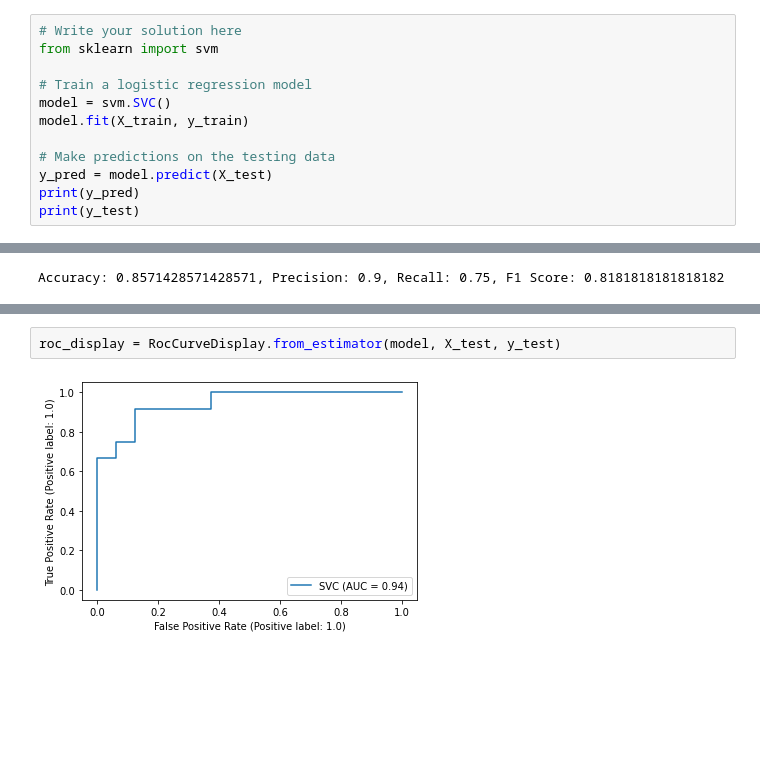
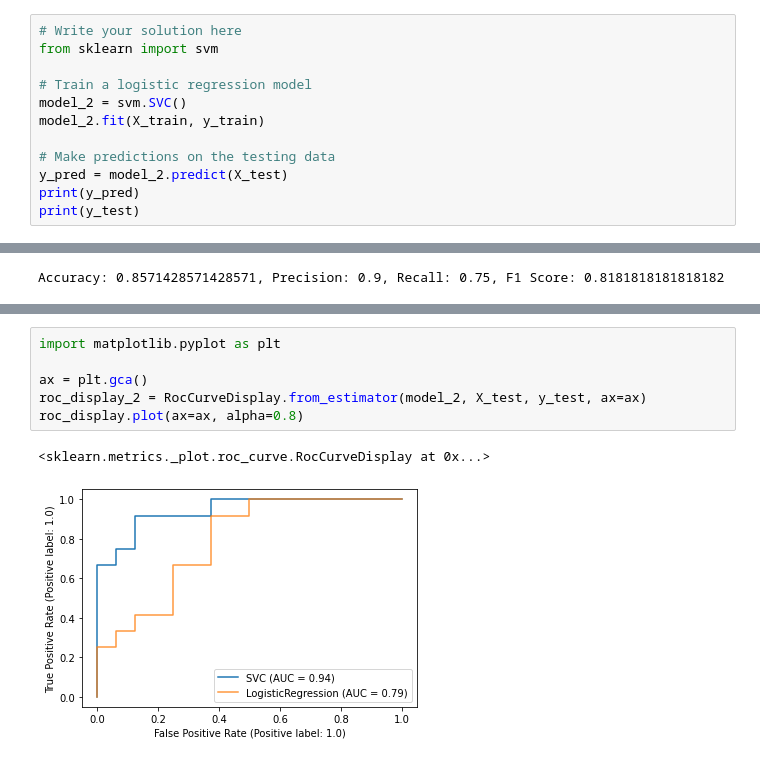
Before and after one commit to renatoparedes/OSS-Python, a Jupyter notebook: Predictive_Models/Solutions_Predictive_Models.ipynb, the cells around one changed output, grey strips where cells are left out. Cells and saved outputs as stored; diff of their text form; blank space fills up the shorter version.

Commit message:
Predictive models solutions

```diff
--- a/Predictive_Models/Solutions_Predictive_Models.ipynb
+++ b/Predictive_Models/Solutions_Predictive_Models.ipynb
@@ -184,11 +168,11 @@ Bonus: Compare how the model compares against a SVM
 from sklearn import svm
 
 # Train a logistic regression model
-model = svm.SVC()
-model.fit(X_train, y_train)
+model_2 = svm.SVC()
+model_2.fit(X_train, y_train)
 
 # Make predictions on the testing data
-y_pred = model.predict(X_test)
+y_pred = model_2.predict(X_test)
 print(y_pred)
 print(y_test)
 # %% [output]
@@ -214,6 +198,11 @@ cm_display = ConfusionMatrixDisplay.from_estimator(model, X_test, y_test)
 # %% [output]
 [figure]
-# %%
-roc_display = RocCurveDisplay.from_estimator(model, X_test, y_test)
-# %% [output]
-[figure, removed]
+# %%
+import matplotlib.pyplot as plt
+
+ax = plt.gca()
+roc_display_2 = RocCurveDisplay.from_estimator(model_2, X_test, y_test, ax=ax)
+roc_display.plot(ax=ax, alpha=0.8)
+# %% [output]
+<sklearn.metrics._plot.roc_curve.RocCurveDisplay at 0x...>
+[figure, added]
```
Also changed, not shown: parts of 3 cells of this notebook, 1 other file.
